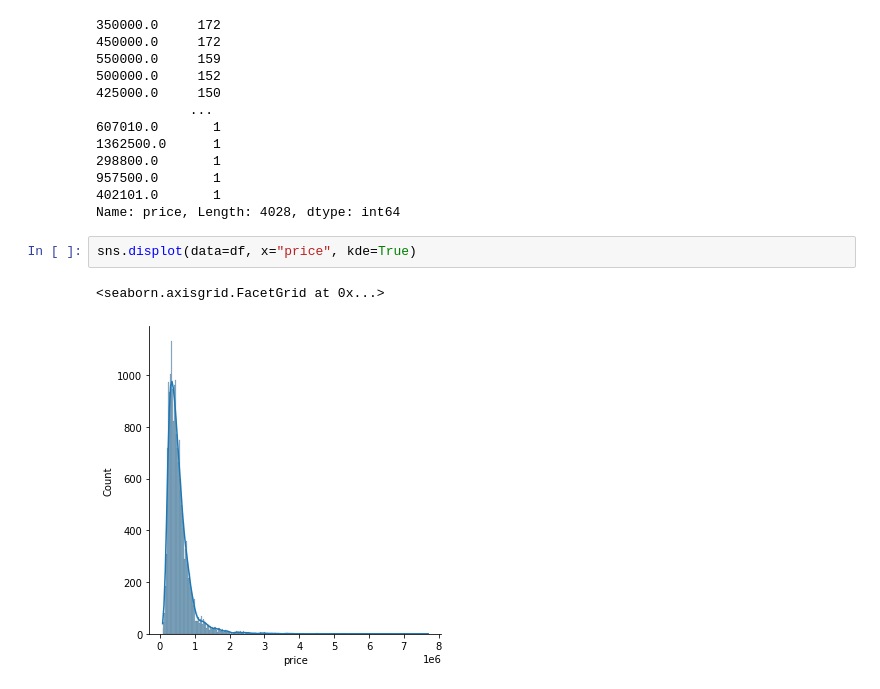
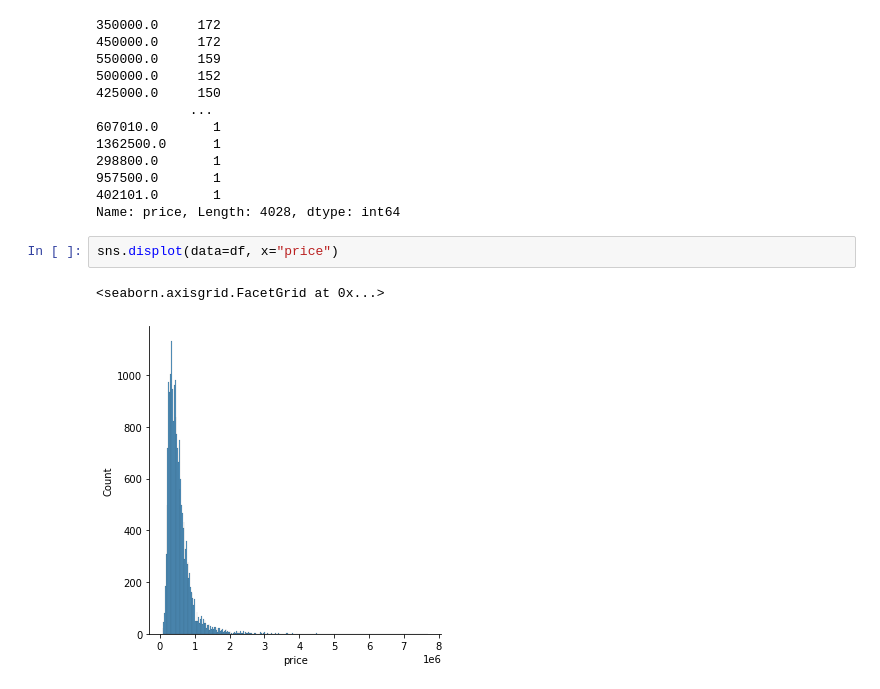
Before and after one commit to Vert-ix/Train_ML_Model, a Jupyter notebook: TrainMLModel.ipynb, the cells around one changed output. Saved outputs shown, nothing was run; the diff lists cells and outputs as text.

```diff
--- a/TrainMLModel.ipynb
+++ b/TrainMLModel.ipynb
@@ -89,7 +99,7 @@ df["price"].value_counts()
 402101.0       1
 Name: price, Length: 4028, dtype: int64
 # %%
-sns.displot(data=df, x="price", kde=True)
+sns.displot(data=df, x="price")
 # %% [output]
 <seaborn.axisgrid.FacetGrid at 0x...>
-[figure, old version]
+[figure, new version]
```
Also changed, not shown: parts of 5 cells of this notebook.
